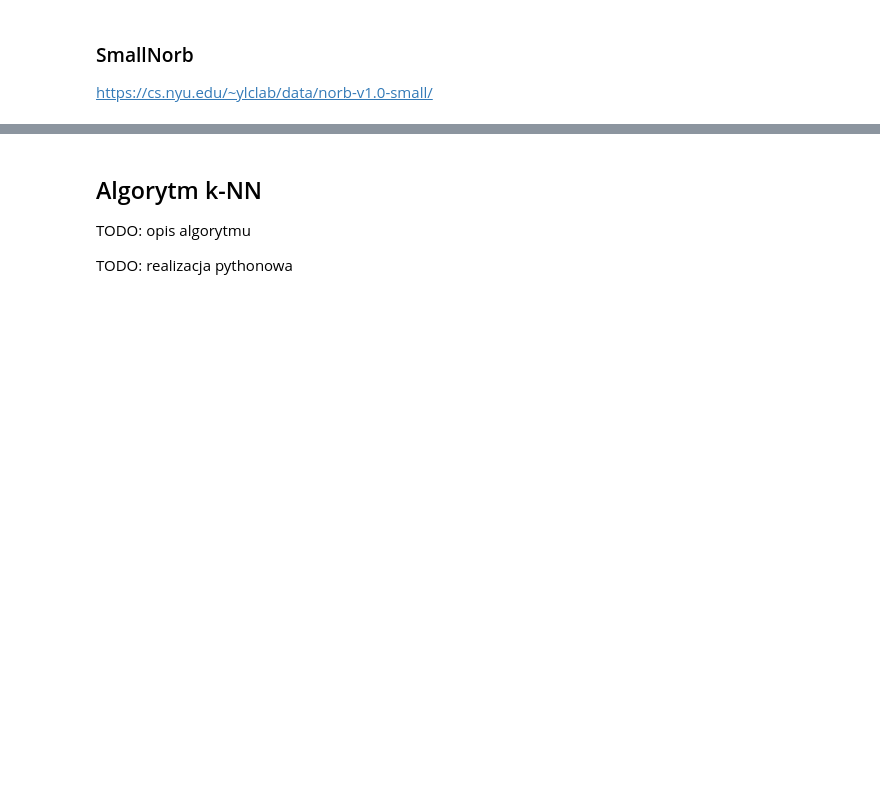
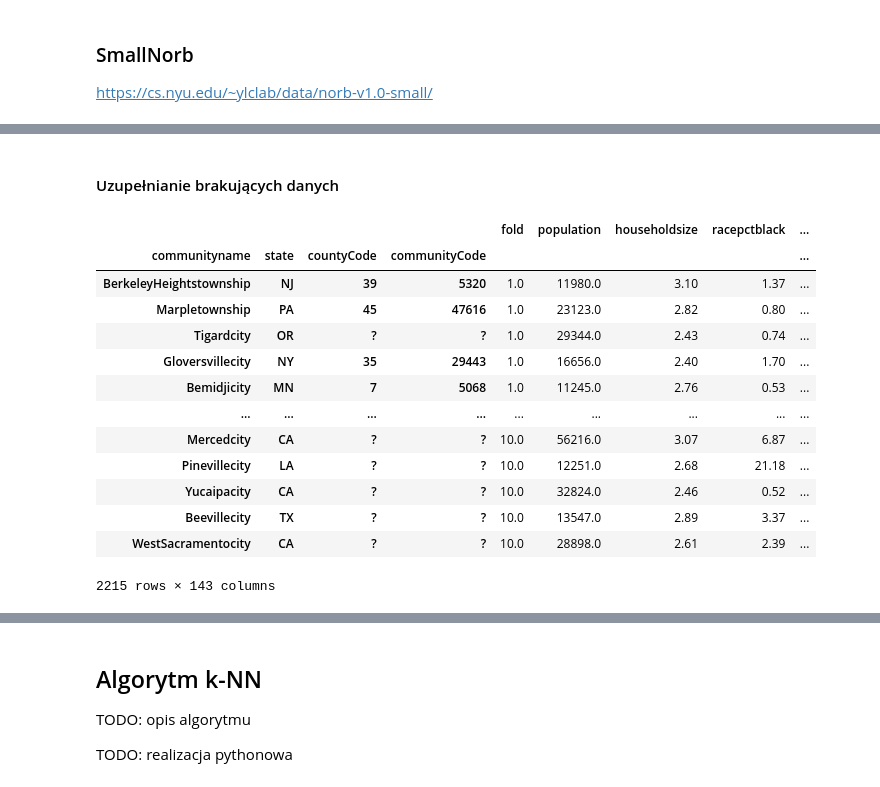
Before and after one commit to Vetchu/AGH-ML-Tutorial-1, a Jupyter notebook: Cwiczenie1.ipynb, the cells around one changed output, grey strips where cells are left out. Saved outputs shown, nothing was run; the diff lists cells and outputs as text; code cells hidden in the pictures; blank space fills up the shorter version.

```diff
--- a/Cwiczenie1.ipynb
+++ b/Cwiczenie1.ipynb
@@ -103,0 +227,22 @@ TODO: przykładowe wywołania poleceń
+# %% [markdown]
+#### Uzupełnianie brakujących danych
+# %%
+imp=SimpleImputer(missing_values=np.NaN, strategy='mean')
+
+cc_df_filled = pd.DataFrame(imp.fit_transform(cc_df.values), index=cc_df.index, columns=cc_df.columns)
+cc_df_filled
+# %% [output]
+|  |  |  |  | fold | population | householdsize | racepctblack | ... |
+| communityname | state | countyCode | communityCode |  |  |  |  | ... |
+| BerkeleyHeightstownship | NJ | 39 | 5320 | 1.0 | 11980.0 | 3.10 | 1.37 | ... |
+| Marpletownship | PA | 45 | 47616 | 1.0 | 23123.0 | 2.82 | 0.80 | ... |
+| Tigardcity | OR | ? | ? | 1.0 | 29344.0 | 2.43 | 0.74 | ... |
+| Gloversvillecity | NY | 35 | 29443 | 1.0 | 16656.0 | 2.40 | 1.70 | ... |
+| Bemidjicity | MN | 7 | 5068 | 1.0 | 11245.0 | 2.76 | 0.53 | ... |
+| ... | ... | ... | ... | ... | ... | ... | ... | ... |
+| Mercedcity | CA | ? | ? | 10.0 | 56216.0 | 3.07 | 6.87 | ... |
+| Pinevillecity | LA | ? | ? | 10.0 | 12251.0 | 2.68 | 21.18 | ... |
+| Yucaipacity | CA | ? | ? | 10.0 | 32824.0 | 2.46 | 0.52 | ... |
+| Beevillecity | TX | ? | ? | 10.0 | 13547.0 | 2.89 | 3.37 | ... |
+| WestSacramentocity | CA | ? | ? | 10.0 | 28898.0 | 2.61 | 2.39 | ... |
+2215 rows × 143 columns
```
Also changed, not shown: parts of 30 cells of this notebook, 1 other file.
